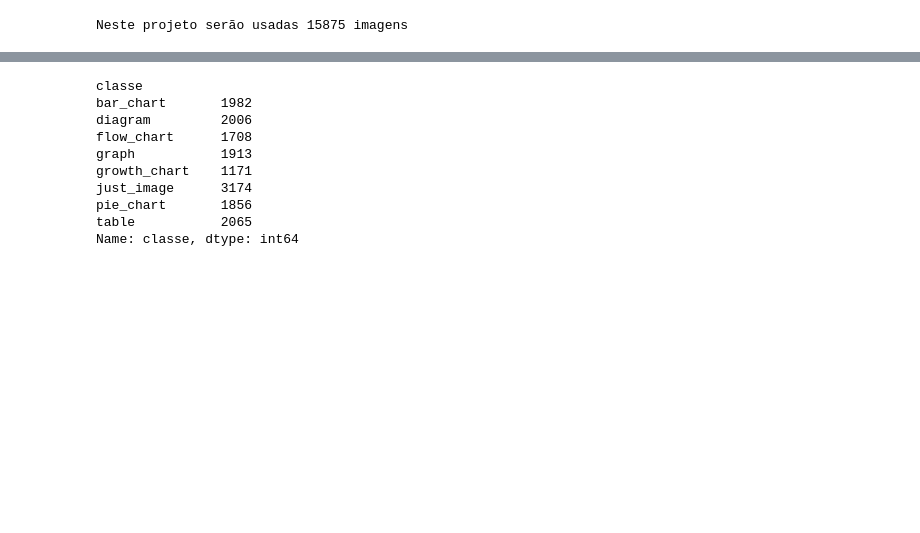
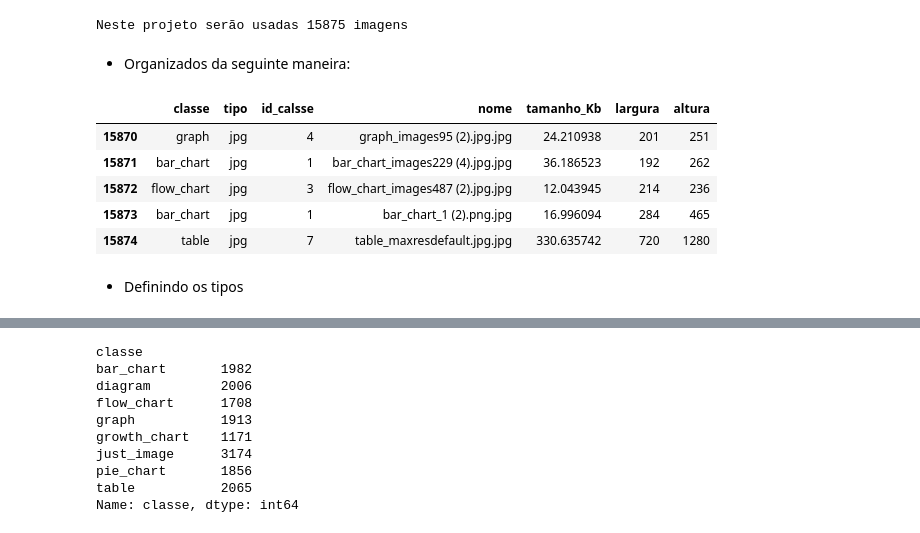
Before and after one commit to filipe1992/projetoML, a Jupyter notebook: Projeto_AM.ipynb, the cells around one changed output, grey strips where cells are left out. Drawn from its saved outputs; the diff is of its cells as text; code cells hidden in the pictures; blank space fills up the shorter version.

```diff
--- a/Projeto_AM.ipynb
+++ b/Projeto_AM.ipynb
@@ -183,3 +231,17 @@ df_dataset[:5]
 print("Neste projeto serão usadas %d imagens" %len(dados))
 # %% [output]
 Neste projeto serão usadas 15875 imagens
+# %% [markdown]
+- Organizados da seguinte maneira:
+# %%
+df_dataset = df_dataset.astype({"classe": "str", "tipo": "str", "id_calsse": "int32", "nome": "str", "tamanho_Kb": "float", "largura": "int32", "altura": "int32"})
+df_dataset[-5:]
+# %% [output]
+|  | classe | tipo | id_calsse | nome | tamanho_Kb | largura | altura |
+| 15870 | graph | jpg | 4 | graph_images95 (2).jpg.jpg | 24.210938 | 201 | 251 |
+| 15871 | bar_chart | jpg | 1 | bar_chart_images229 (4).jpg.jpg | 36.186523 | 192 | 262 |
+| 15872 | flow_chart | jpg | 3 | flow_chart_images487 (2).jpg.jpg | 12.043945 | 214 | 236 |
+| 15873 | bar_chart | jpg | 1 | bar_chart_1 (2).png.jpg | 16.996094 | 284 | 465 |
+| 15874 | table | jpg | 7 | table_maxresdefault.jpg.jpg | 330.635742 | 720 | 1280 |
+# %% [markdown]
+- Definindo os tipos
```
Also changed, not shown: parts of 21 cells of this notebook.
